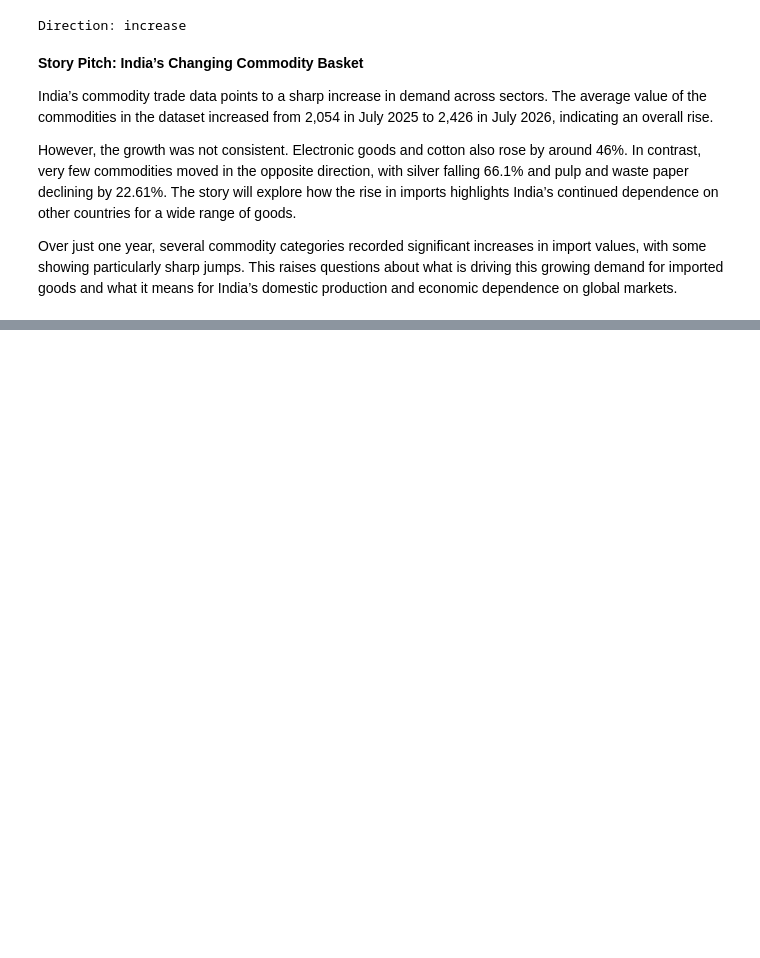
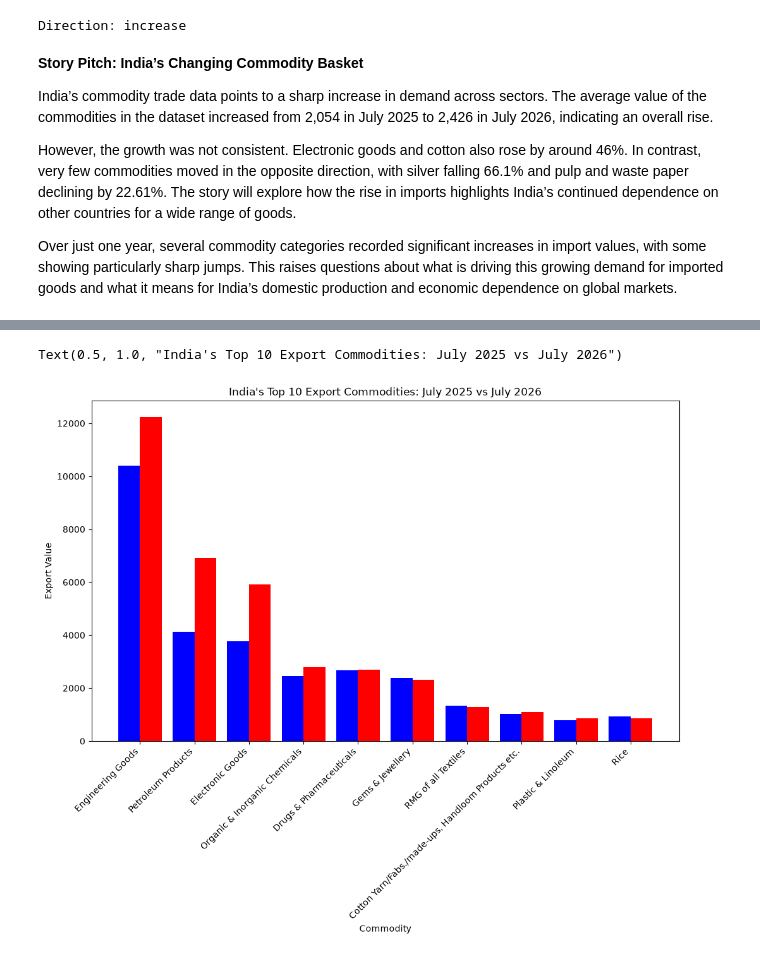
Before and after one commit to jiyanshah18-web/JIYA-SHAH, a Jupyter notebook: JIYA~TRADE DATA FINAL .ipynb, the cells around one changed output, grey strips where cells are left out. Drawn from its saved outputs; the diff is of its cells as text; code cells hidden in the pictures; blank space fills up the shorter version.

```diff
--- a/JIYA~TRADE DATA FINAL .ipynb
+++ b/JIYA~TRADE DATA FINAL .ipynb
@@ -568,0 +713,9 @@ Over just one year, several commodity categories recorded significant increases
+# %%
+df.columns = df.columns.str.replace(" ", "_")
+df.columns = df.columns.str.replace("-", "_")
+df.columns = df.columns.str.lower()
+pd.set_option('display.max_rows', None)
+pd.set_option('display.max_columns', None)
+pd.options.display.float_format = '{:,.2f}'.format
+# %%
+df = df[~df['commodity'].isin(['Sub-Total', 'GRAND TOTAL'])]
@@ -568,0 +750,33 @@ Over just one year, several commodity categories recorded significant increases
+# %%
+import matplotlib.pyplot as plt
+
+plot_df = df.sort_values("jul'26", ascending=False).head(10)
+
+plt.figure(figsize=(12, 7))
+
+x = range(len(plot_df))
+
+plt.bar(
+    [i - 0.2 for i in x],
+    plot_df["jul'25"],
+    width=0.4,
+    label="July 2025",
+    color="blue"
+)
+
+plt.bar(
+    [i + 0.2 for i in x],
+    plot_df["jul'26"],
+    width=0.4,
+    label="July 2026",
+    color= "red"
+)
+
+plt.xticks(x, plot_df["commodity"], rotation=45, ha="right")
+
+plt.xlabel("Commodity")
+plt.ylabel("Export Value")
+plt.title("India's Top 10 Export Commodities: July 2025 vs July 2026")
+# %% [output]
+Text(0.5, 1.0, "India's Top 10 Export Commodities: July 2025 vs July 2026")
+[figure, added]
```
Also changed, not shown: parts of 13 cells of this notebook.
